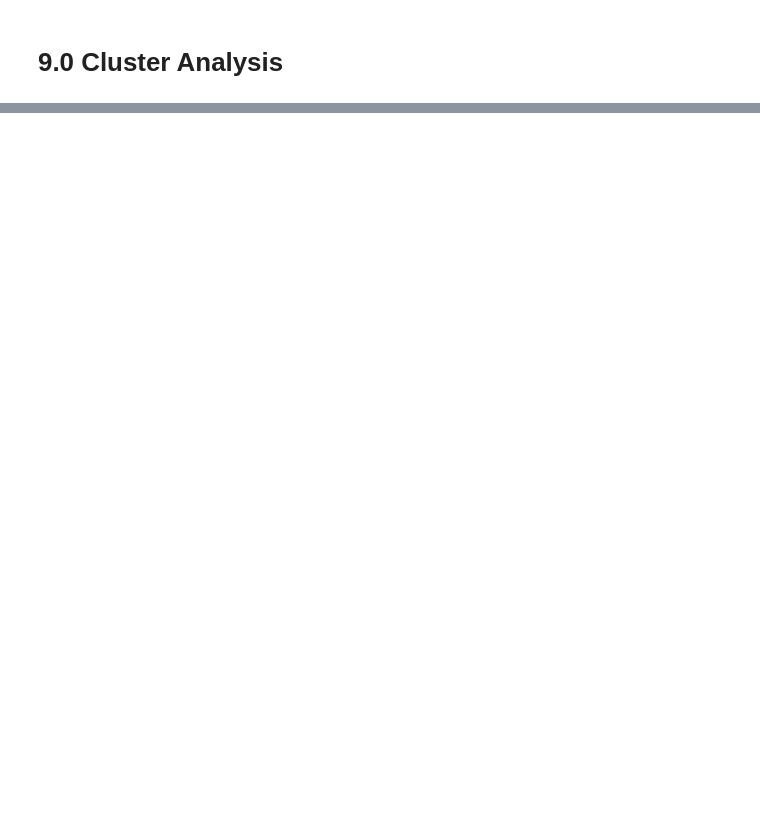
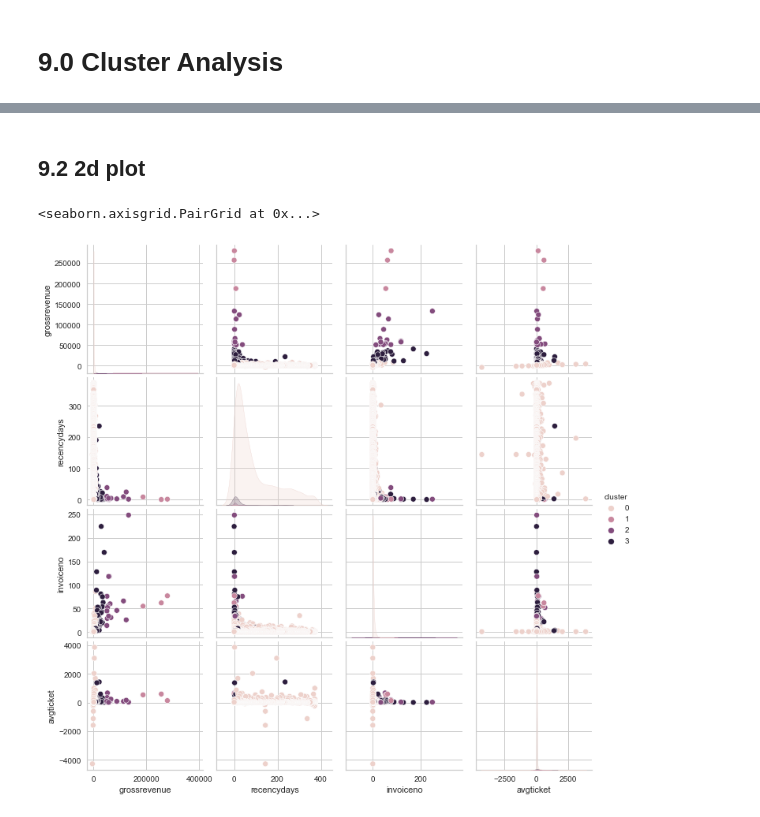
Before and after one commit to ViniciusKos/insiders_clustering, a Jupyter notebook: cluster_circle2.ipynb, the cells around one changed output, grey strips where cells are left out. Drawn from its saved outputs; the diff is of its cells as text; code cells hidden in the pictures; blank space fills up the shorter version.

```diff
--- a/cluster_circle2.ipynb
+++ b/cluster_circle2.ipynb
@@ -351,0 +357,8 @@ fig.show()
+# %% [markdown]
+## 9.2 2d plot
+# %%
+df_viz = df9.drop(columns='customerid',axis=1)
+sns.pairplot(df_viz, hue='cluster')
+# %% [output]
+<seaborn.axisgrid.PairGrid at 0x...>
+[figure, added]
```
Also changed, not shown: parts of 16 cells of this notebook.
